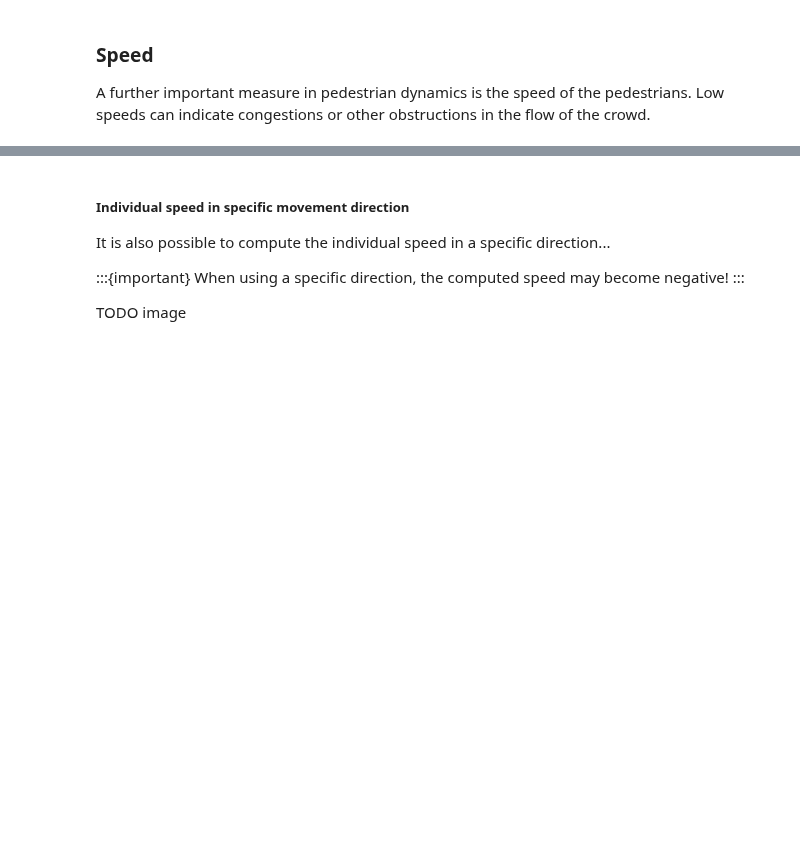
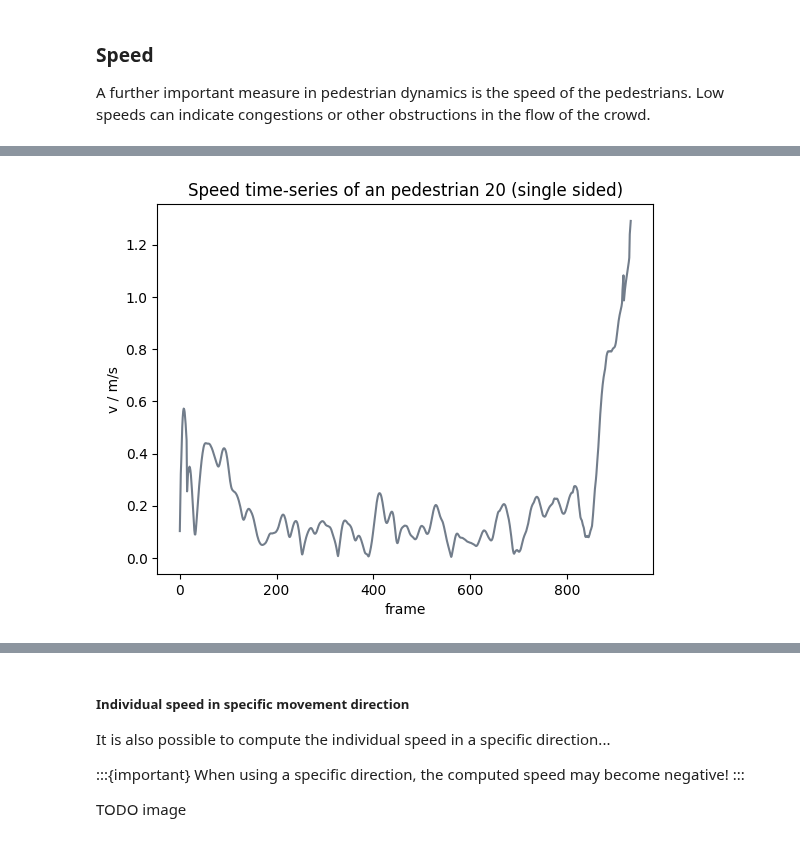
Before and after one commit to PedestrianDynamics/PedPy, a Jupyter notebook: notebooks/user_guide.ipynb, the cells around one changed output, grey strips where cells are left out. Saved outputs shown, nothing was run; the diff lists cells and outputs as text; code cells hidden in the pictures; blank space fills up the shorter version.

```diff
--- a/notebooks/user_guide.ipynb
+++ b/notebooks/user_guide.ipynb
@@ -737,26 +779,25 @@ TODO plot
 # %%
 from pedpy import compute_individual_speed, SpeedCalculation
 
-individual_speed = compute_individual_speed(
+individual_speed_single_sided = compute_individual_speed(
     traj_data=traj,
-    frame_step=5,
+    frame_step=15,
     compute_velocity=True,
     speed_calculation=SpeedCalculation.BORDER_SINGLE_SIDED
 )
 # %%
-colors = [pedpy_blue, pedpy_red, pedpy_green, pedpy_grey]
-ped_ids = [i for i in range(10, len(traj.data.id.unique() - 1), 20)]
-
+ped_id = 20
 plt.figure()
-plt.title("Velocity time-series of an excerpt of the pedestrians")
-for color, ped_id in zip(colors, ped_ids):
-    single_individual_speed = individual_speed[individual_speed.id == ped_id]
-    plt.plot(
-        single_individual_speed.frame,
-        single_individual_speed.speed,
-        color=color,
-    )
+plt.title(f"Speed time-series of an pedestrian {ped_id} (single sided)")
+single_individual_speed = individual_speed_single_sided[individual_speed_single_sided.id == ped_id]
+plt.plot(
+    single_individual_speed.frame,
+    single_individual_speed.speed,
+    color=pedpy_grey,
+)
 
 plt.xlabel("frame")
 plt.ylabel("v / m/s")
 plt.show()
+# %% [output]
+[figure, added]
```
Also changed, not shown: parts of 9 cells of this notebook.
